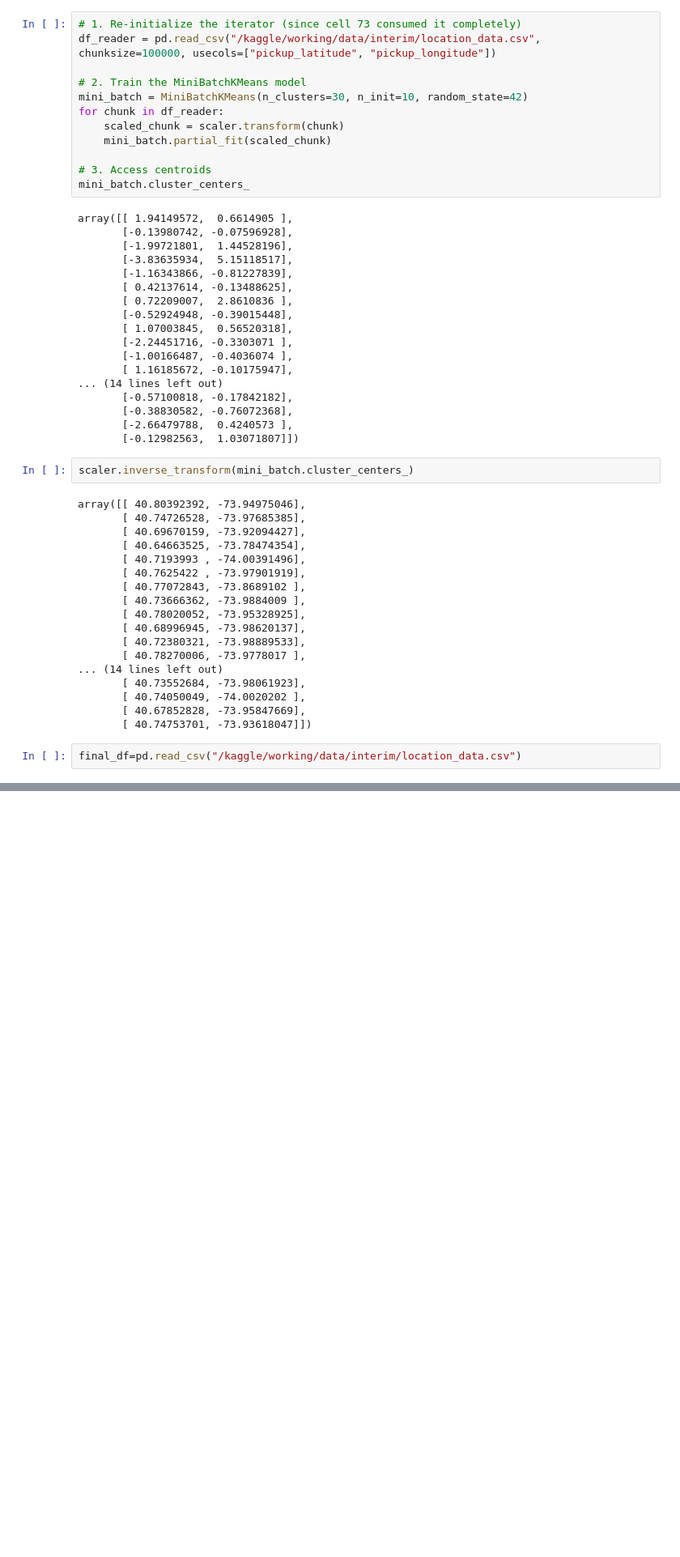
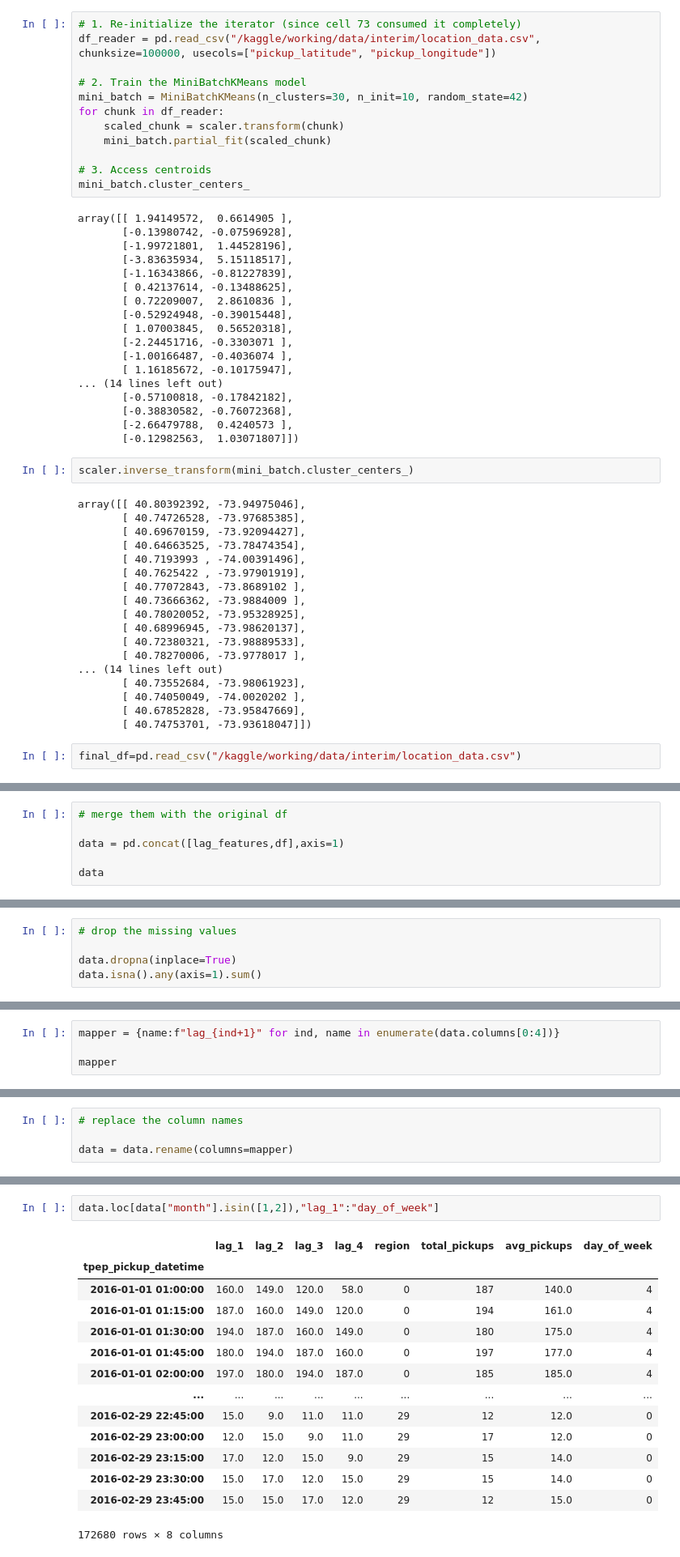
Before and after one commit to iamdebasishdas123/Uber-Demand-Prediction, a Jupyter notebook: notebooks/breaking-into-regions.ipynb, the cells around one changed output, grey strips where cells are left out. Shown at 81% size. Cells and saved outputs as stored; diff of their text form; blank space fills up the shorter version.

```diff
--- a/notebooks/breaking-into-regions.ipynb
+++ b/notebooks/breaking-into-regions.ipynb
@@ -269,0 +561,6 @@ time_series_data
+# %%
+# merge them with the original df
+
+data = pd.concat([lag_features,df],axis=1)
+
+data
@@ -269,0 +594,5 @@ time_series_data
+# %%
+# drop the missing values
+
+data.dropna(inplace=True)
+data.isna().any(axis=1).sum()
@@ -269,0 +601,4 @@ time_series_data
+# %%
+mapper = {name:f"lag_{ind+1}" for ind, name in enumerate(data.columns[0:4])}
+
+mapper
@@ -269,0 +610,4 @@ time_series_data
+# %%
+# replace the column names
+
+data = data.rename(columns=mapper)
@@ -269,0 +624,17 @@ time_series_data
+# %%
+data.loc[data["month"].isin([1,2]),"lag_1":"day_of_week"]
+# %% [output]
+|  | lag_1 | lag_2 | lag_3 | lag_4 | region | total_pickups | avg_pickups | day_of_week |
+| tpep_pickup_datetime |  |  |  |  |  |  |  |  |
+| 2016-01-01 01:00:00 | 160.0 | 149.0 | 120.0 | 58.0 | 0 | 187 | 140.0 | 4 |
+| 2016-01-01 01:15:00 | 187.0 | 160.0 | 149.0 | 120.0 | 0 | 194 | 161.0 | 4 |
+| 2016-01-01 01:30:00 | 194.0 | 187.0 | 160.0 | 149.0 | 0 | 180 | 175.0 | 4 |
+| 2016-01-01 01:45:00 | 180.0 | 194.0 | 187.0 | 160.0 | 0 | 197 | 177.0 | 4 |
+| 2016-01-01 02:00:00 | 197.0 | 180.0 | 194.0 | 187.0 | 0 | 185 | 185.0 | 4 |
+| ... | ... | ... | ... | ... | ... | ... | ... | ... |
+| 2016-02-29 22:45:00 | 15.0 | 9.0 | 11.0 | 11.0 | 29 | 12 | 12.0 | 0 |
+| 2016-02-29 23:00:00 | 12.0 | 15.0 | 9.0 | 11.0 | 29 | 17 | 12.0 | 0 |
+| 2016-02-29 23:15:00 | 17.0 | 12.0 | 15.0 | 9.0 | 29 | 15 | 14.0 | 0 |
+| 2016-02-29 23:30:00 | 15.0 | 17.0 | 12.0 | 15.0 | 29 | 15 | 14.0 | 0 |
+| 2016-02-29 23:45:00 | 15.0 | 15.0 | 17.0 | 12.0 | 29 | 12 | 15.0 | 0 |
+172680 rows × 8 columns
```
Also changed, not shown: parts of 64 cells of this notebook.
